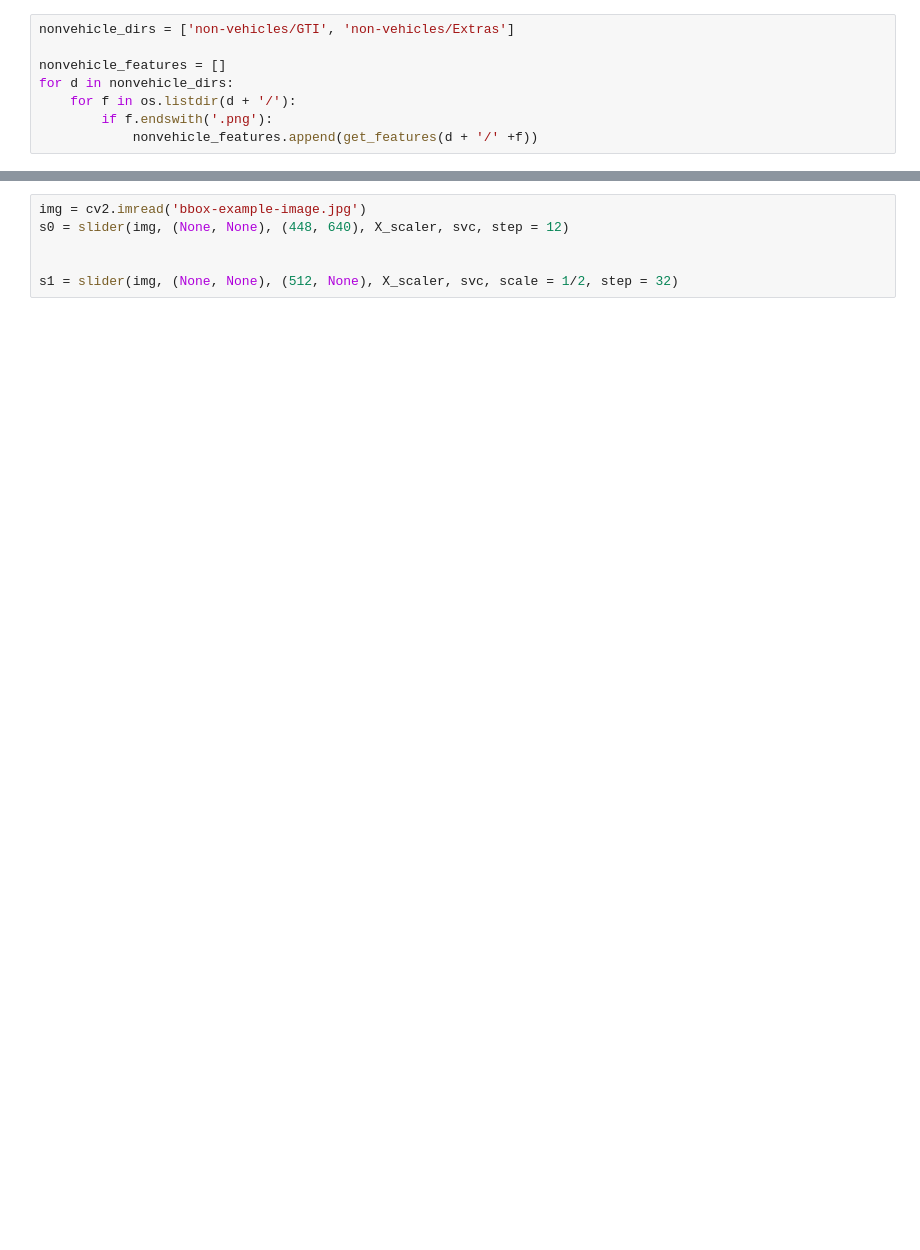
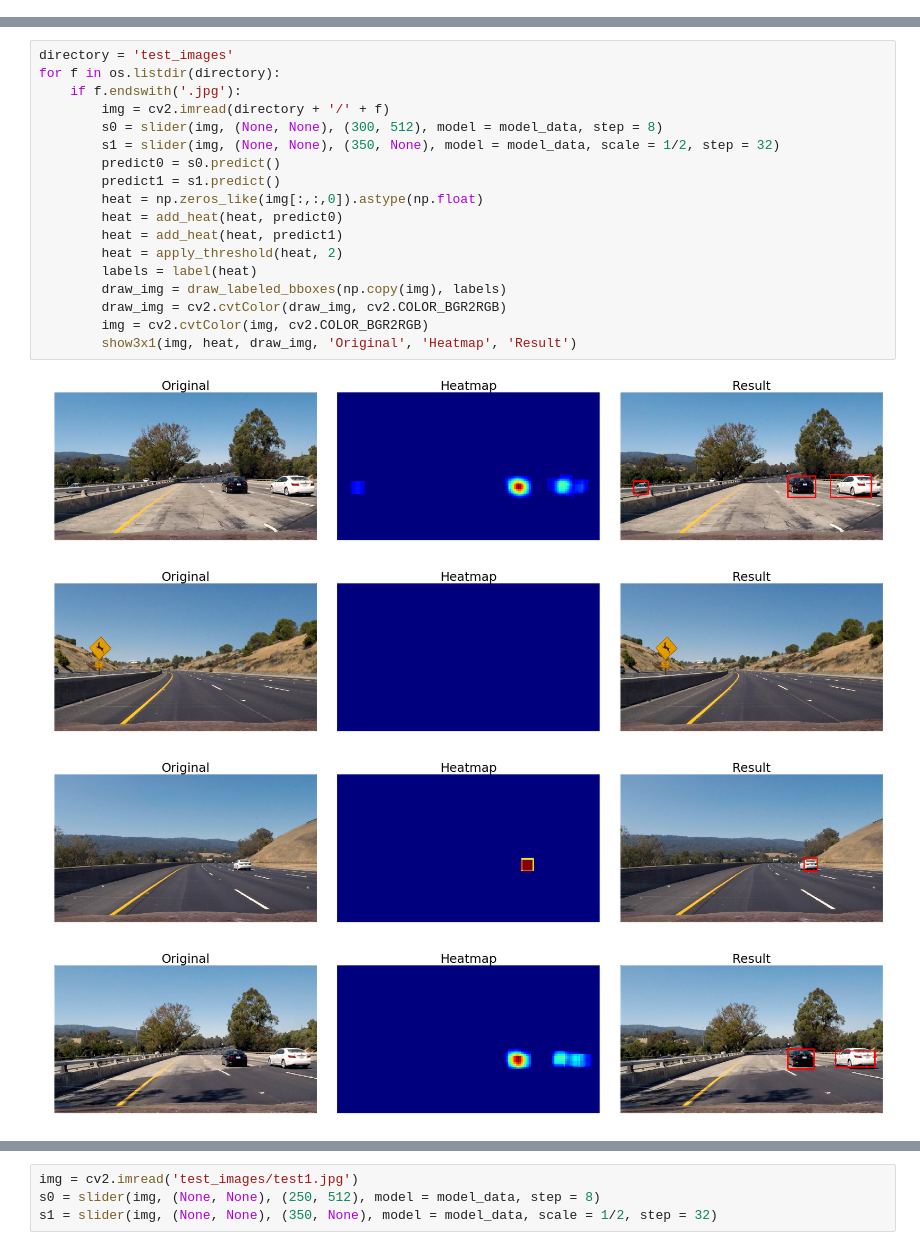
Before and after one commit to pstradowski/p5-Vehicle-Identification, a Jupyter notebook: trainer.ipynb, the cells around one changed output, grey strips where cells are left out. Saved outputs shown, nothing was run; the diff lists cells and outputs as text; blank space fills up the shorter version.

```diff
--- a/trainer.ipynb
+++ b/trainer.ipynb
@@ -123,8 +0,0 @@ for f in os.listdir(d + '/'):
-# %%
-nonvehicle_dirs = ['non-vehicles/GTI', 'non-vehicles/Extras']
-
-nonvehicle_features = []
-for d in nonvehicle_dirs:
-    for f in os.listdir(d + '/'):
-        if f.endswith('.png'):
-            nonvehicle_features.append(get_features(d + '/' +f))
@@ -302,0 +83,23 @@ class slider:
+# %%
+directory = 'test_images'
+for f in os.listdir(directory):
+    if f.endswith('.jpg'):
+        img = cv2.imread(directory + '/' + f)
+        s0 = slider(img, (None, None), (300, 512), model = model_data, step = 8)
+        s1 = slider(img, (None, None), (350, None), model = model_data, scale = 1/2, step = 32)
+        predict0 = s0.predict()
+        predict1 = s1.predict()
+        heat = np.zeros_like(img[:,:,0]).astype(np.float)
+        heat = add_heat(heat, predict0)
+        heat = add_heat(heat, predict1)
+        heat = apply_threshold(heat, 2)
+        labels = label(heat)
+        draw_img = draw_labeled_bboxes(np.copy(img), labels)
+        draw_img = cv2.cvtColor(draw_img, cv2.COLOR_BGR2RGB)
+        img = cv2.cvtColor(img, cv2.COLOR_BGR2RGB)
+        show3x1(img, heat, draw_img, 'Original', 'Heatmap', 'Result')
+# %% [output]
+[figure, added]
+[figure, added]
+[figure, added]
+[figure, added]
@@ -303,9 +108,7 @@ class slider:
 # %%
-img = cv2.imread('bbox-example-image.jpg')
-s0 = slider(img, (None, None), (448, 640), X_scaler, svc, step = 12)
-
-
-s1 = slider(img, (None, None), (512, None), X_scaler, svc, scale = 1/2, step = 32)
+img = cv2.imread('test_images/test1.jpg')
+s0 = slider(img, (None, None), (250, 512), model = model_data, step = 8)
+s1 = slider(img, (None, None), (350, None), model = model_data, scale = 1/2, step = 32)
 # %%
 %time predict0 = s0.predict()
 # %% [output]
```
Also changed, not shown: parts of 20 cells of this notebook, 3 other files.
